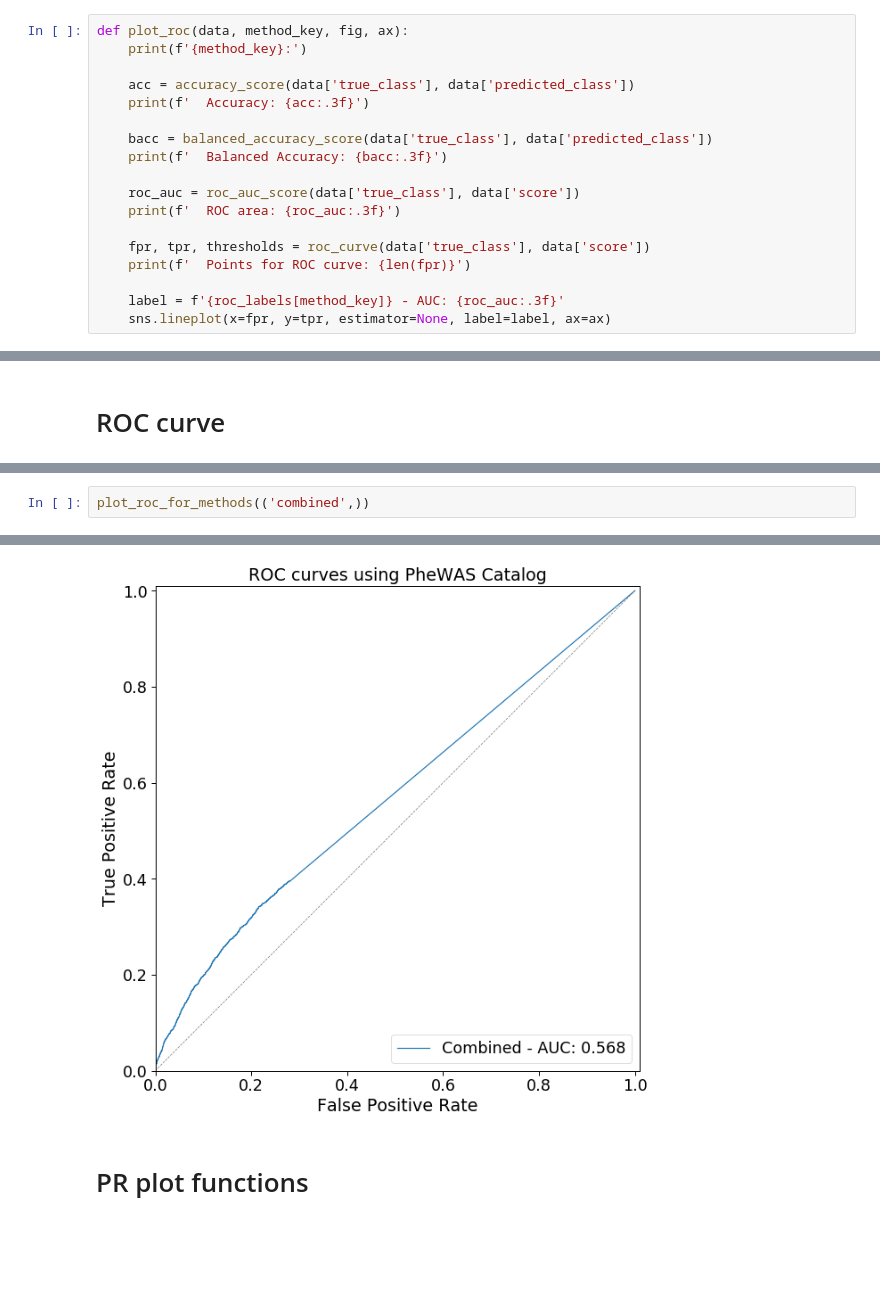
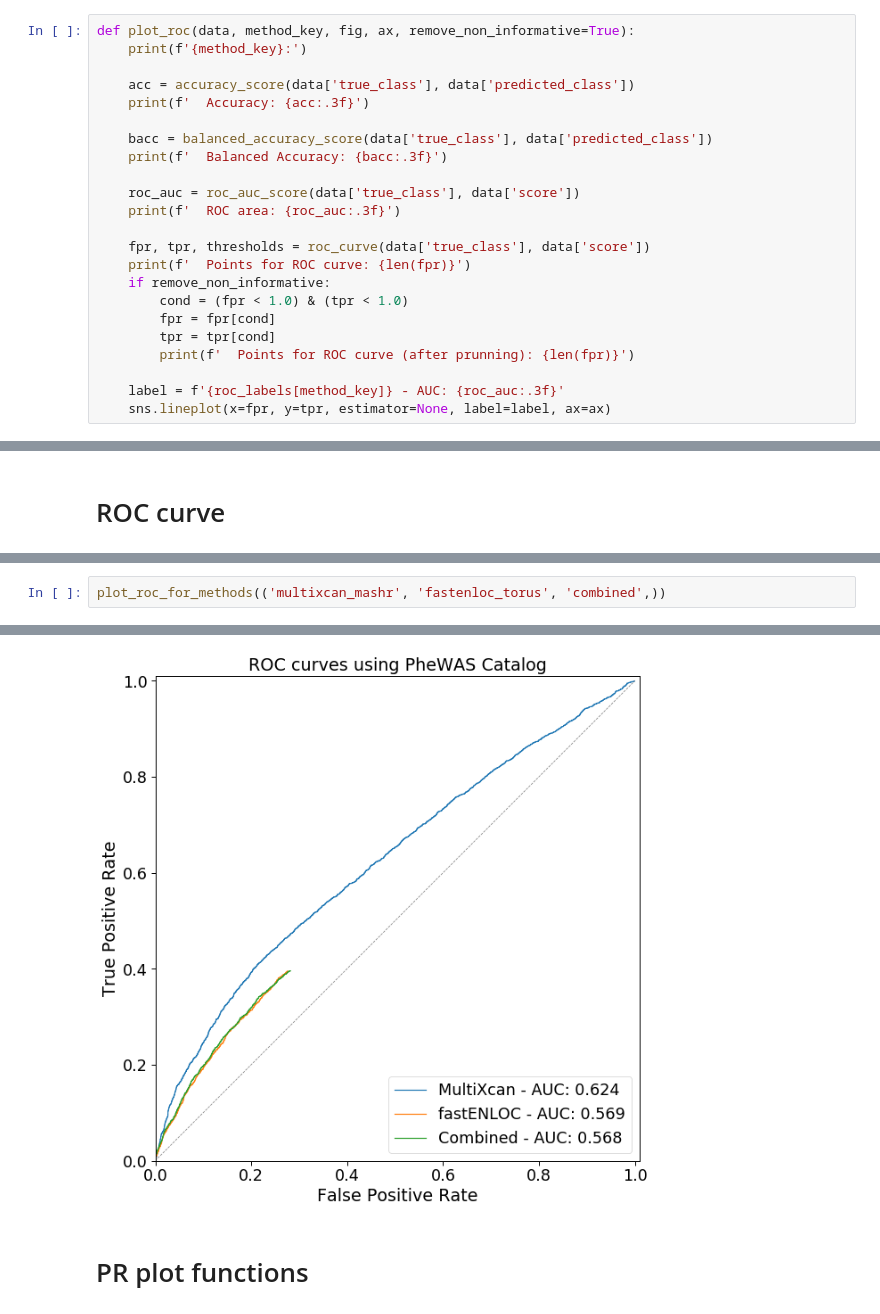
Before and after one commit to hakyimlab/phenomexcan, a Jupyter notebook: scripts/150_validation/phewas_catalog/15_roc-phewas_catalog_standard-plots.ipynb, the cells around one changed output, grey strips where cells are left out. Cells and saved outputs as stored; diff of their text form; blank space fills up the shorter version.

```diff
--- a/scripts/150_validation/phewas_catalog/15_roc-phewas_catalog_standard-plots.ipynb
+++ b/scripts/150_validation/phewas_catalog/15_roc-phewas_catalog_standard-plots.ipynb
@@ -82,7 +82,7 @@ from sklearn.metrics import roc_auc_score, roc_curve, accuracy_score, balanced_a
 import matplotlib.pyplot as plt
 import seaborn as sns
 # %%
-def plot_roc(data, method_key, fig, ax):
+def plot_roc(data, method_key, fig, ax, remove_non_informative=True):
     print(f'{method_key}:')
 
     acc = accuracy_score(data['true_class'], data['predicted_class'])
@@ -96,6 +96,11 @@ def plot_roc(data, method_key, fig, ax):
 
     fpr, tpr, thresholds = roc_curve(data['true_class'], data['score'])
     print(f'  Points for ROC curve: {len(fpr)}')
+    if remove_non_informative:
+        cond = (fpr < 1.0) & (tpr < 1.0)
+        fpr = fpr[cond]
+        tpr = tpr[cond]
+        print(f'  Points for ROC curve (after prunning): {len(fpr)}')
 
     label = f'{roc_labels[method_key]} - AUC: {roc_auc:.3f}'
     sns.lineplot(x=fpr, y=tpr, estimator=None, label=label, ax=ax)
@@ -134,3 +141,3 @@ fastenloc_torus:
 # %%
-plot_roc_for_methods(('combined',))
+plot_roc_for_methods(('multixcan_mashr', 'fastenloc_torus', 'combined',))
 # %% [output]
@@ -142,4 +162,4 @@ combined:
-[figure, old version]
+[figure, new version]
 # %% [markdown]
 # PR plot functions
 # %%
```
Also changed, not shown: parts of 5 cells of this notebook, 2 other files.
